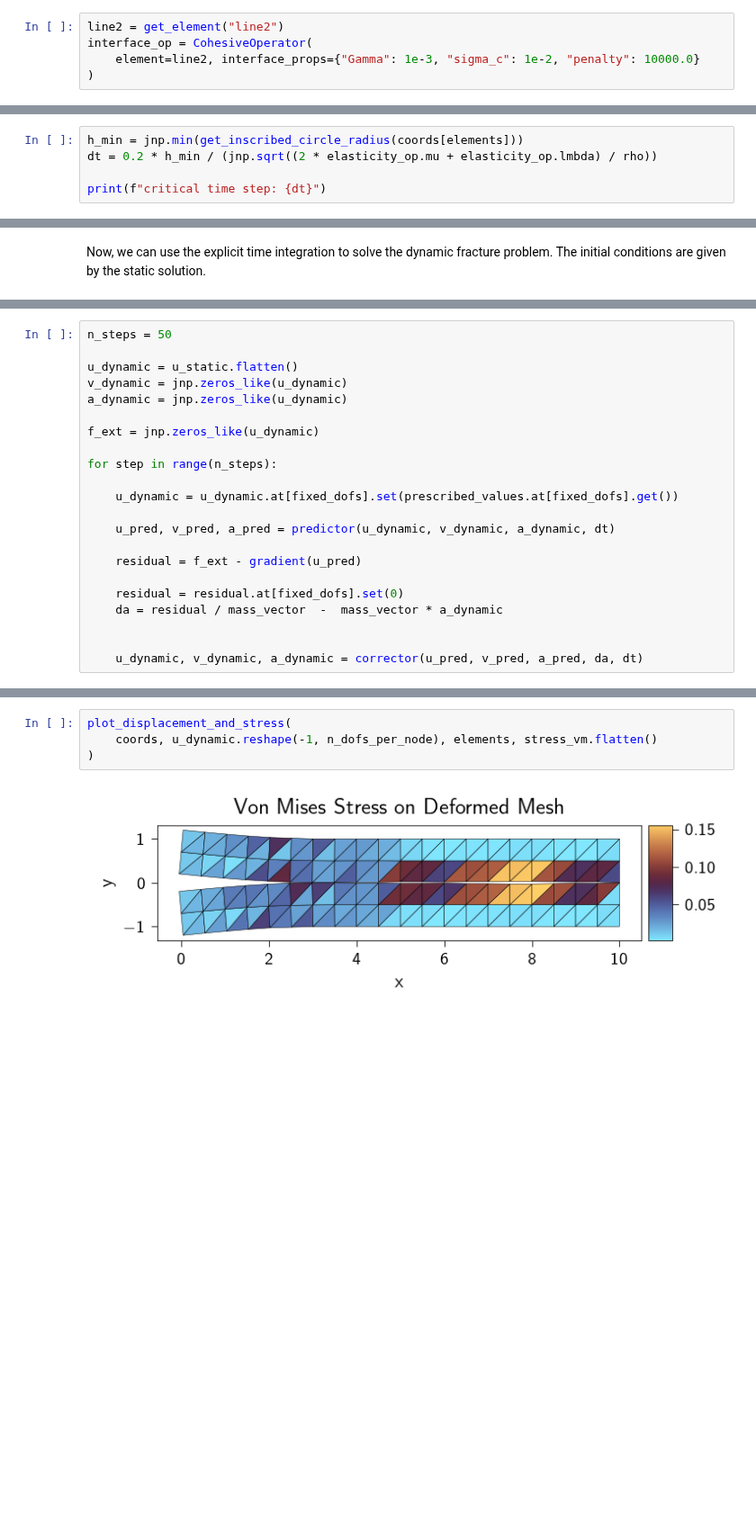
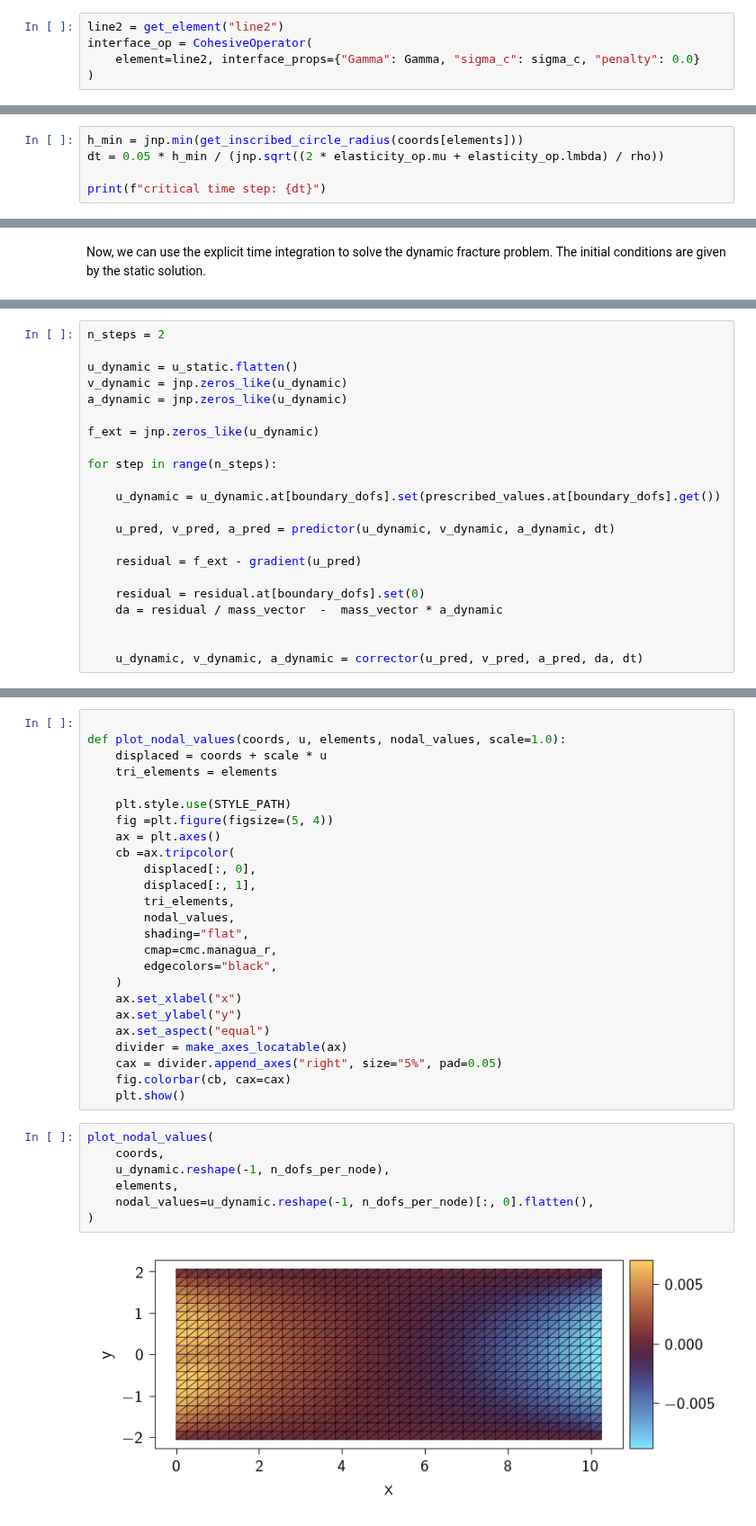
Before and after one commit to smec-ethz/tatva, a Jupyter notebook: examples/notebooks/dynamic_fracture.ipynb, the cells around one changed output, grey strips where cells are left out. Shown at 90% size. Cells and saved outputs as stored; diff of their text form; blank space fills up the shorter version.

```diff
--- a/examples/notebooks/dynamic_fracture.ipynb
+++ b/examples/notebooks/dynamic_fracture.ipynb
@@ -295,7 +337,7 @@ We define a new `Line` element to integrate the cohesive energy. The `Line` elem
 # %%
 line2 = get_element("line2")
 interface_op = CohesiveOperator(
-    element=line2, interface_props={"Gamma": 1e-3, "sigma_c": 1e-2, "penalty": 10000.0}
+    element=line2, interface_props={"Gamma": Gamma, "sigma_c": sigma_c, "penalty": 0.0}
 )
 # %% [markdown]
 Finally, we can put everything together to compute the total energy.
@@ -605,7 +728,7 @@ def get_inscribed_circle_radius(coords):
     return area / s / 2
 # %%
 h_min = jnp.min(get_inscribed_circle_radius(coords[elements]))
-dt = 0.2 * h_min / (jnp.sqrt((2 * elasticity_op.mu + elasticity_op.lmbda) / rho))
+dt = 0.05 * h_min / (jnp.sqrt((2 * elasticity_op.mu + elasticity_op.lmbda) / rho))
 
 print(f"critical time step: {dt}")
 # %% [output]
@@ -615,5 +748,5 @@ Now, we can use the explicit time integration to solve the dynamic fracture prob
 # %%
-n_steps = 50
+n_steps = 2
 
 u_dynamic = u_static.flatten()
 v_dynamic = jnp.zeros_like(u_dynamic)
@@ -623,13 +756,13 @@ f_ext = jnp.zeros_like(u_dynamic)
 
 for step in range(n_steps):
 
-    u_dynamic = u_dynamic.at[fixed_dofs].set(prescribed_values.at[fixed_dofs].get())
+    u_dynamic = u_dynamic.at[boundary_dofs].set(prescribed_values.at[boundary_dofs].get())
 
     u_pred, v_pred, a_pred = predictor(u_dynamic, v_dynamic, a_dynamic, dt)
 
     residual = f_ext - gradient(u_pred)
 
-    residual = residual.at[fixed_dofs].set(0)
+    residual = residual.at[boundary_dofs].set(0)
     da = residual / mass_vector  -  mass_vector * a_dynamic
 
 
@@ -642,6 +770,34 @@ stress_vm = von_mises_stress(stresses)
+# %%
+
+def plot_nodal_values(coords, u, elements, nodal_values, scale=1.0):
+    displaced = coords + scale * u
+    tri_elements = elements
+
+    plt.style.use(STYLE_PATH)
+    fig =plt.figure(figsize=(5, 4))
+    ax = plt.axes()
+    cb =ax.tripcolor(
+        displaced[:, 0],
+        displaced[:, 1],
+        tri_elements,
+        nodal_values,
+        shading="flat",
+        cmap=cmc.managua_r,
+        edgecolors="black",
+    )
+    ax.set_xlabel("x")
+    ax.set_ylabel("y")
+    ax.set_aspect("equal")
+    divider = make_axes_locatable(ax)
+    cax = divider.append_axes("right", size="5%", pad=0.05)
+    fig.colorbar(cb, cax=cax)
+    plt.show()
 # %%
-plot_displacement_and_stress(
-    coords, u_dynamic.reshape(-1, n_dofs_per_node), elements, stress_vm.flatten()
+plot_nodal_values(
+    coords,
+    u_dynamic.reshape(-1, n_dofs_per_node),
+    elements,
+    nodal_values=u_dynamic.reshape(-1, n_dofs_per_node)[:, 0].flatten(),
 )
 # %% [output]
-[figure, old version]
+[figure, new version]
```
Also changed, not shown: parts of 17 cells of this notebook.
